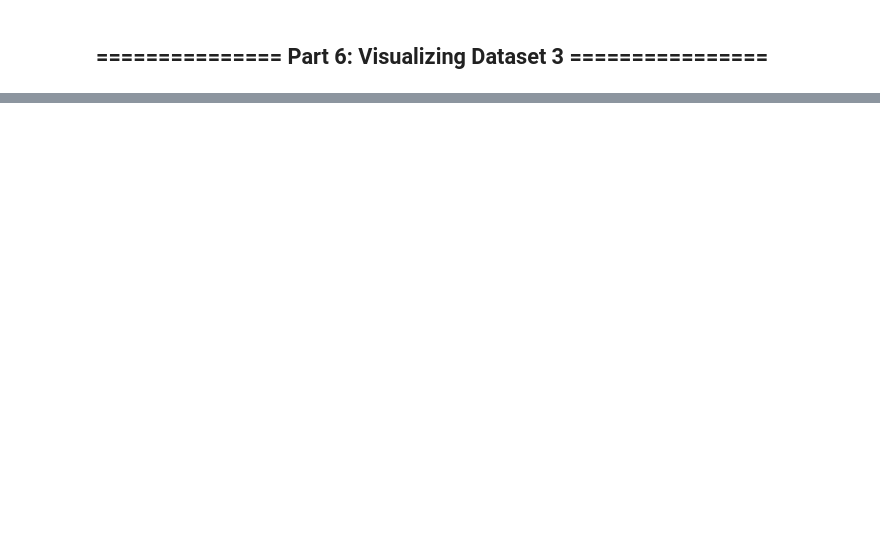
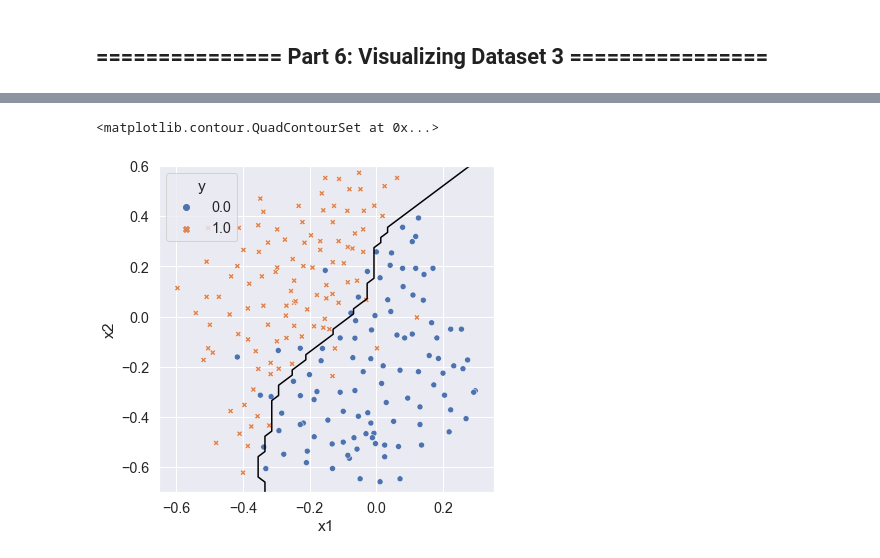
Before and after one commit to calvar/courseraML, a Jupyter notebook: Ex6/python/ex6.ipynb, the cells around one changed output, grey strips where cells are left out. Saved outputs shown, nothing was run; the diff lists cells and outputs as text; code cells hidden in the pictures; blank space fills up the shorter version.

```diff
--- a/Ex6/python/ex6.ipynb
+++ b/Ex6/python/ex6.ipynb
@@ -296,0 +327,21 @@ sns.scatterplot(data=supportA_df, ax=ax[1], x='x1', y='x2', hue='y', style='y').
+# %%
+def datasetParams(X, y, Xval, yval):
+    C = 1.0
+    gamma = 1.0
+    maxAc = 0
+    for c in np.arange(1.0,30.0,1.0):
+        for g in np.arange(1.0, 30.0, 1.0):
+            model = SVC(kernel='rbf', C=c, gamma=g, tol=1.e-3)
+            model.fit(X, y)
+
+            pred = []
+            for x in Xval:
+                pred.append(model.predict([[x[0], x[1]]])[0])
+            Ac = accuracy_score(pred,yval.flatten())
+            if Ac > maxAc:
+                maxAc = Ac
+                C = c
+                gamma = g
+    return C, gamma
+# %%
+C, gamma = datasetParams(X3, y3, Xval3, yval3)
@@ -296,0 +364,7 @@ sns.scatterplot(data=supportA_df, ax=ax[1], x='x1', y='x2', hue='y', style='y').
+# %%
+fig5, ax = plt.subplots(figsize=(6,6))
+sns.scatterplot(data=data3_df, ax=ax, x='x1', y='x2', hue='y', style='y')
+ax.contour(coefgridB,cmap='inferno',extent=[-0.6,0.3,-0.7,0.6],levels=[0.0])
+# %% [output]
+<matplotlib.contour.QuadContourSet at 0x...>
+[figure, added]
```
Also changed, not shown: parts of 13 cells of this notebook, 4 other files.
